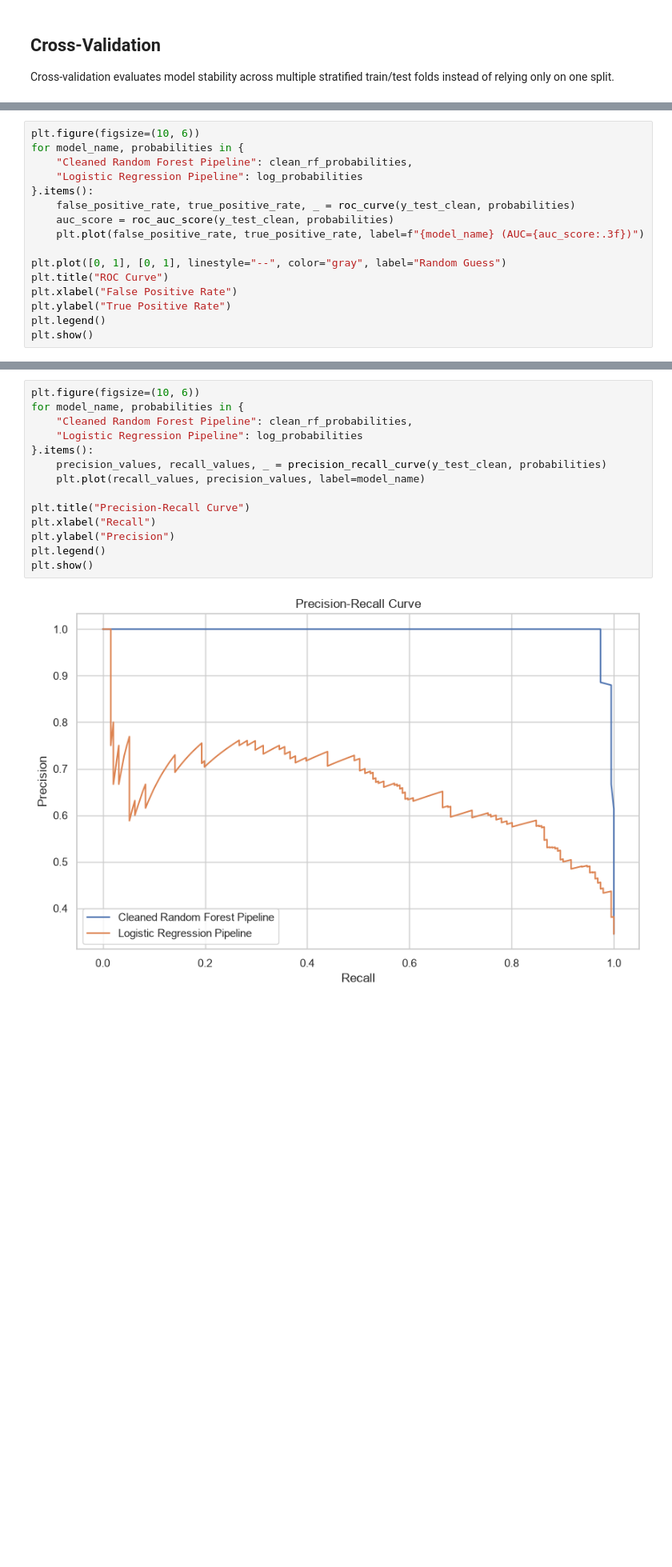
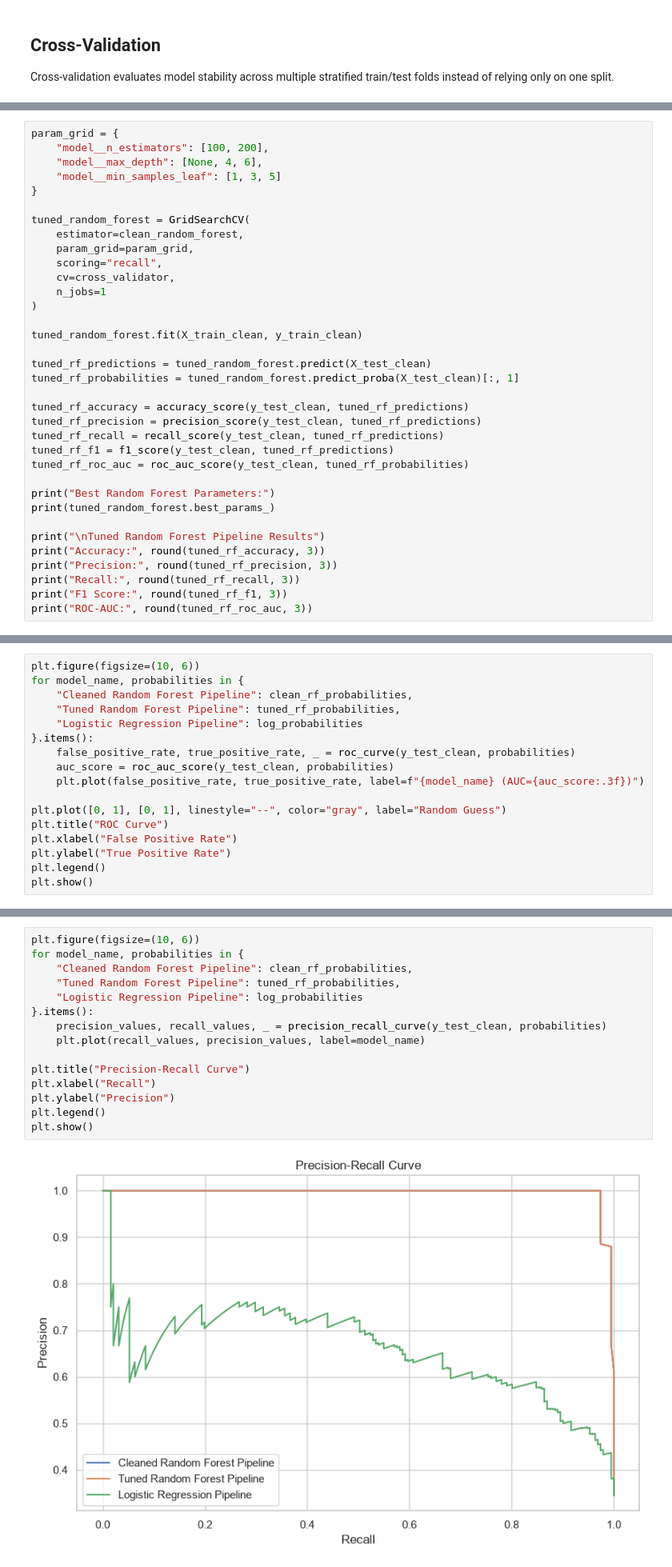
Before and after one commit to WalterK22203/Diabetes_Prediction_Model, a Jupyter notebook: Final_Project.ipynb, the cells around one changed output, grey strips where cells are left out. Shown at 80% size. Cells and saved outputs as stored; diff of their text form; blank space fills up the shorter version.

```diff
--- a/Final_Project.ipynb
+++ b/Final_Project.ipynb
@@ -382,0 +388,35 @@ cv_results.round(3)
+# %%
+param_grid = {
+    "model__n_estimators": [100, 200],
+    "model__max_depth": [None, 4, 6],
+    "model__min_samples_leaf": [1, 3, 5]
+}
+
+tuned_random_forest = GridSearchCV(
+    estimator=clean_random_forest,
+    param_grid=param_grid,
+    scoring="recall",
+    cv=cross_validator,
+    n_jobs=1
+)
+
+tuned_random_forest.fit(X_train_clean, y_train_clean)
+
+tuned_rf_predictions = tuned_random_forest.predict(X_test_clean)
+tuned_rf_probabilities = tuned_random_forest.predict_proba(X_test_clean)[:, 1]
+
+tuned_rf_accuracy = accuracy_score(y_test_clean, tuned_rf_predictions)
+tuned_rf_precision = precision_score(y_test_clean, tuned_rf_predictions)
+tuned_rf_recall = recall_score(y_test_clean, tuned_rf_predictions)
+tuned_rf_f1 = f1_score(y_test_clean, tuned_rf_predictions)
+tuned_rf_roc_auc = roc_auc_score(y_test_clean, tuned_rf_probabilities)
+
+print("Best Random Forest Parameters:")
+print(tuned_random_forest.best_params_)
+
+print("\nTuned Random Forest Pipeline Results")
+print("Accuracy:", round(tuned_rf_accuracy, 3))
+print("Precision:", round(tuned_rf_precision, 3))
+print("Recall:", round(tuned_rf_recall, 3))
+print("F1 Score:", round(tuned_rf_f1, 3))
+print("ROC-AUC:", round(tuned_rf_roc_auc, 3))
@@ -417,6 +508,7 @@ plt.show()
 plt.figure(figsize=(10, 6))
 for model_name, probabilities in {
     "Cleaned Random Forest Pipeline": clean_rf_probabilities,
+    "Tuned Random Forest Pipeline": tuned_rf_probabilities,
     "Logistic Regression Pipeline": log_probabilities
 }.items():
     false_positive_rate, true_positive_rate, _ = roc_curve(y_test_clean, probabilities)
@@ -434,19 +526,20 @@ plt.show()
 # %%
 plt.figure(figsize=(10, 6))
 for model_name, probabilities in {
     "Cleaned Random Forest Pipeline": clean_rf_probabilities,
+    "Tuned Random Forest Pipeline": tuned_rf_probabilities,
     "Logistic Regression Pipeline": log_probabilities
 }.items():
     precision_values, recall_values, _ = precision_recall_curve(y_test_clean, probabilities)
     plt.plot(recall_values, precision_values, label=model_name)
 
 plt.title("Precision-Recall Curve")
 plt.xlabel("Recall")
 plt.ylabel("Precision")
 plt.legend()
 plt.show()
 # %% [output]
-[figure, old version]
+[figure, new version]
 # %% [markdown]
 ## Model Comparison
 # %%
```
Also changed, not shown: parts of 11 cells of this notebook, 1 other file.
